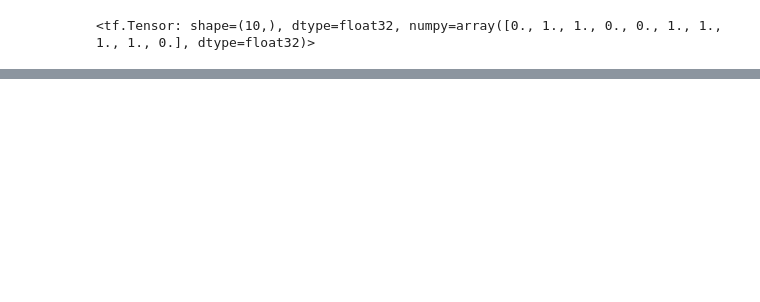
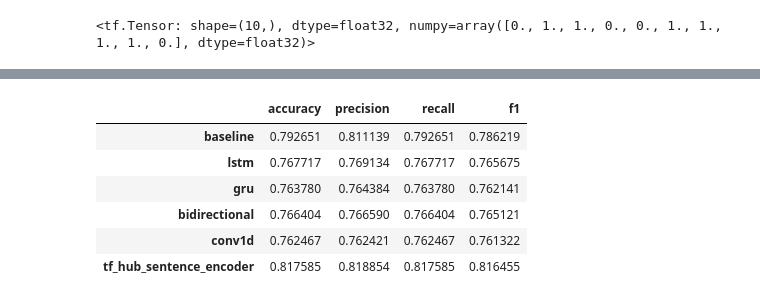
Before and after one commit to YasineNifa/DeepLearning-Using-TF, a Jupyter notebook: nlp_in_tensorflow_RNN.ipynb, the cells around one changed output, grey strips where cells are left out. Drawn from its saved outputs; the diff is of its cells as text; code cells hidden in the pictures; blank space fills up the shorter version.

```diff
--- a/nlp_in_tensorflow_RNN.ipynb
+++ b/nlp_in_tensorflow_RNN.ipynb
@@ -236,0 +916,11 @@ model_2_results
+# %%
+all_model_results["accuracy"] = all_model_results["accuracy"]/100
+all_model_results
+# %% [output]
+|  | accuracy | precision | recall | f1 |
+| baseline | 0.792651 | 0.811139 | 0.792651 | 0.786219 |
+| lstm | 0.767717 | 0.769134 | 0.767717 | 0.765675 |
+| gru | 0.763780 | 0.764384 | 0.763780 | 0.762141 |
+| bidirectional | 0.766404 | 0.766590 | 0.766404 | 0.765121 |
+| conv1d | 0.762467 | 0.762421 | 0.762467 | 0.761322 |
+| tf_hub_sentence_encoder | 0.817585 | 0.818854 | 0.817585 | 0.816455 |
```
Also changed, not shown: parts of 77 cells of this notebook.
